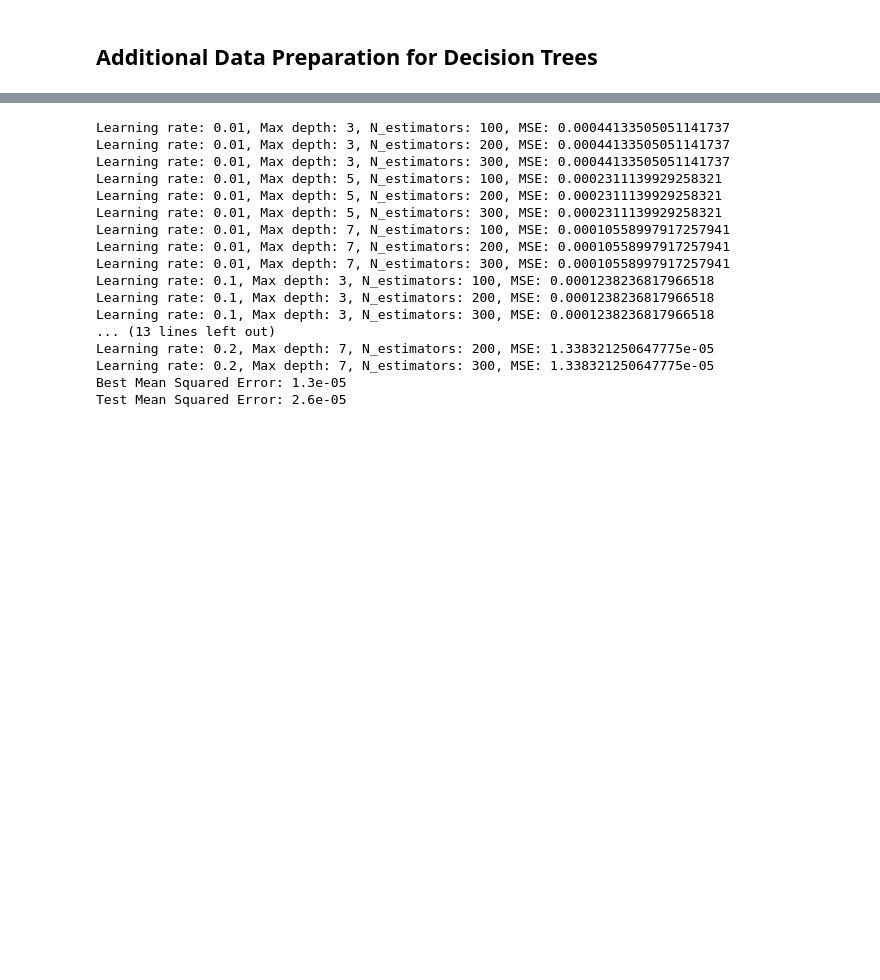
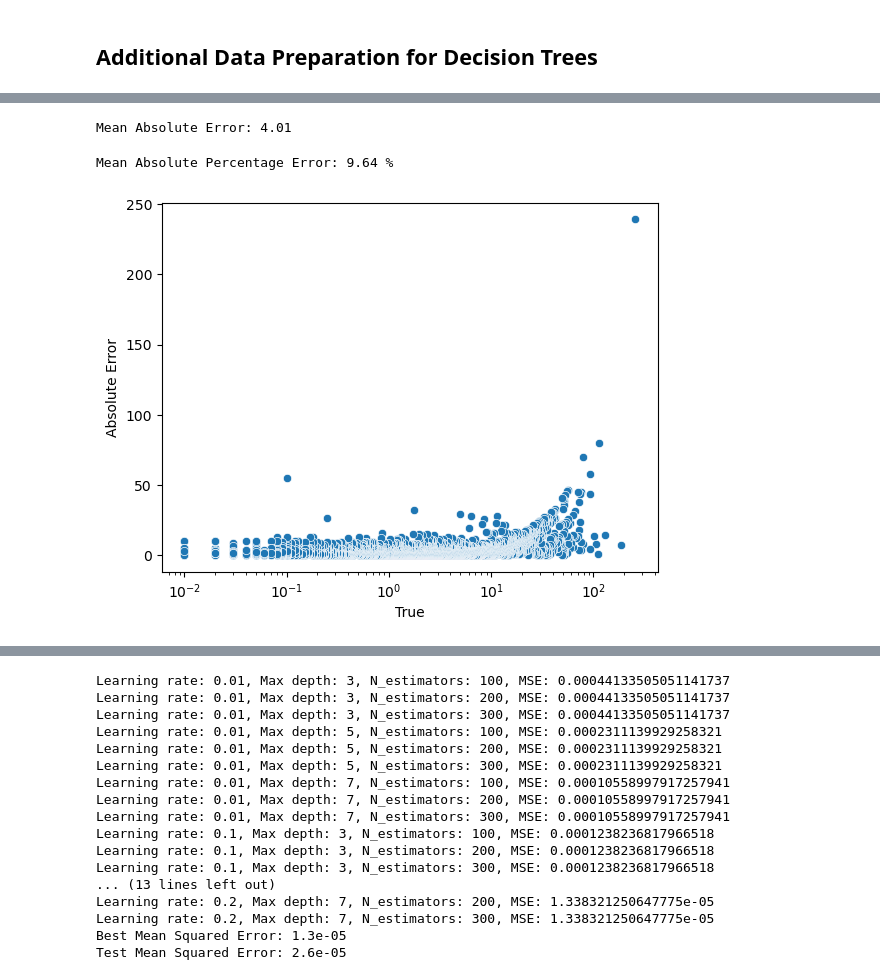
Before and after one commit to juan-esteban-berger/Options_Pricing_AutoML_TensorFlow_XGBoost, a Jupyter notebook: 04_Modeling.ipynb, the cells around one changed output, grey strips where cells are left out. Cells and saved outputs as stored; diff of their text form; code cells hidden in the pictures; blank space fills up the shorter version.

Commit message:
Decision Tree

```diff
--- a/04_Modeling.ipynb
+++ b/04_Modeling.ipynb
@@ -968,0 +1007,25 @@ y_train, y_val, y_test = y[:int(0.98 * len(y))], y[int(0.98 * len(y)):int(0.99 *
+# %%
+# Load the Best Model
+best_model = joblib.load('04_Models/DecisionTree_best_model.joblib')
+
+# Make Predictions on the Test Set
+y_pred = best_model.predict(X_test)
+
+# Create a DataFrame of the Predictions and True Values side by side
+results = pd.DataFrame(list(zip(y_pred, y_test)), columns=['Predicted', 'True'])
+# Manually Scale the Data back to the Original Scale from df_final
+results['Predicted'] = results['Predicted'] * (df_final['Close'].max() - df_final['Close'].min()) + df_final['Close'].min()
+results['True'] = results['True'] * (df_final['Close'].max() - df_final['Close'].min()) + df_final['Close'].min()
+# Create a Column for the Absolute Error
+results['Absolute Error'] = abs(results['Predicted'] - results['True'])
+# Create a Column for the Absolute Percentage Error
+results['Absolute Percentage Error'] = abs(results['Absolute Error'] / results['True'])
+
+# Sort them by True Values Descending
+results = results.sort_values(by='True', ascending=False)
+
+# Save the Results to a CSV File
+results.to_csv('05_Testing_Results/DecisionTree_results.csv', index=False)
+
+# Preview the First 10 Results Sorted by True Values in Descending Order
+results.head()
@@ -968,0 +1049,15 @@ y_train, y_val, y_test = y[:int(0.98 * len(y))], y[int(0.98 * len(y)):int(0.99 *
+# %%
+# Print Mean Absolute Error
+print('Mean Absolute Error:', round(results['Absolute Error'].mean(), 2))
+# %% [output]
+Mean Absolute Error: 4.01
+# %%
+# Print Mean Absolute Percentage Error
+print('Mean Absolute Percentage Error:', round(results['Absolute Percentage Error'].mean(), 2), '%')
+# %% [output]
+Mean Absolute Percentage Error: 9.64 %
+# %%
+sns.scatterplot(x='True', y='Absolute Error', data=results)
+plt.xscale('log')
+# %% [output]
+[figure, added]
```
Also changed, not shown: parts of 15 cells of this notebook, 4 other files.
